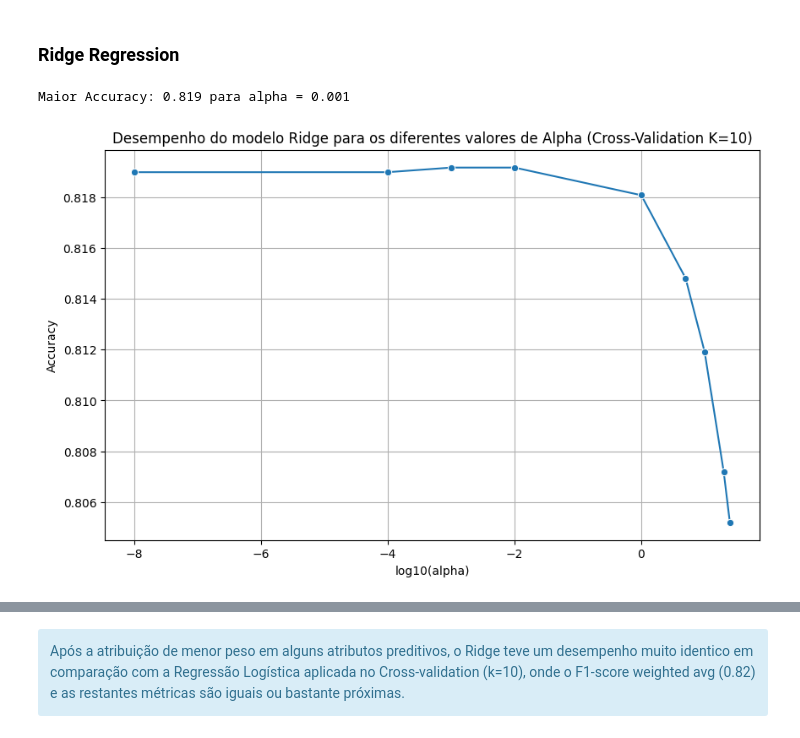
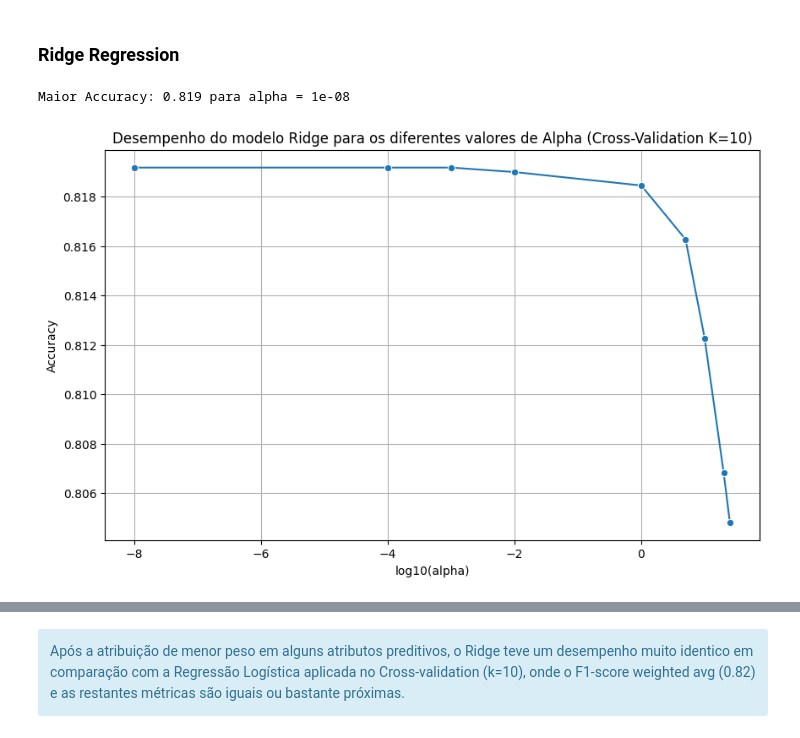
Before and after one commit to pedrocc03/APRAU_24_25_G23, a Jupyter notebook: Trabalho.ipynb, the cells around one changed output, grey strips where cells are left out. Drawn from its saved outputs; the diff is of its cells as text; code cells hidden in the pictures.

```diff
--- a/Trabalho.ipynb
+++ b/Trabalho.ipynb
@@ -1141,36 +1143,36 @@ alpha_ridge = [1e-8, 1e-4, 1e-3, 1e-2, 1, 5, 10, 20, 25]
 accuracy_values = []
 
 # Inicializar K-Fold Cross Validation com k=10
-kf = KFold(n_splits=10, shuffle=True, random_state=42)
+kf = StratifiedKFold(n_splits=10, shuffle=True, random_state=42)
 
 for alpha in alpha_ridge:
     # Inicializa o modelo RidgeClassifier com o valor de alpha atual
     ridge_model = LR(penalty='l2', C=1/alpha, solver='liblinear')
 
     # Aplicar cross-validation e calcular a média da accuracy
     accuracies = cross_val_score(ridge_model, Xstd, y, cv=kf, scoring='accuracy')
     accuracy_mean = np.mean(accuracies)
 
     # Armazenar a média de accuracy
     accuracy_values.append(accuracy_mean)
 
 # Encontrar a maior accuracy e o índice correspondente
 max_accuracy = max(accuracy_values)
 max_accuracy_index = accuracy_values.index(max_accuracy)
 best_alpha = alpha_ridge[max_accuracy_index]
 print(f"Maior Accuracy: {max_accuracy:.3f} para alpha = {best_alpha}")
 
 # Plotar o desempenho do modelo para diferentes valores de alpha
 plt.figure(figsize=(10, 6))
 sns.lineplot(x=np.log10(alpha_ridge), y=accuracy_values, marker='o', palette="dark")
 plt.title('Desempenho do modelo Ridge para os diferentes valores de Alpha (Cross-Validation K=10)')
 plt.xlabel('log10(alpha)')
 plt.ylabel('Accuracy')
 plt.grid(True)
 plt.show()
 # %% [output]
-Maior Accuracy: 0.819 para alpha = 0.001
+Maior Accuracy: 0.819 para alpha = 1e-08
-[figure, old version]
+[figure, new version]
 # %%
 # Inicializar o modelo RidgeClassifier com o melhor alpha
 best_ridge_model = LR(penalty='l2', C=1/best_alpha, solver='liblinear')
```
Also changed, not shown: parts of 15 cells of this notebook.
